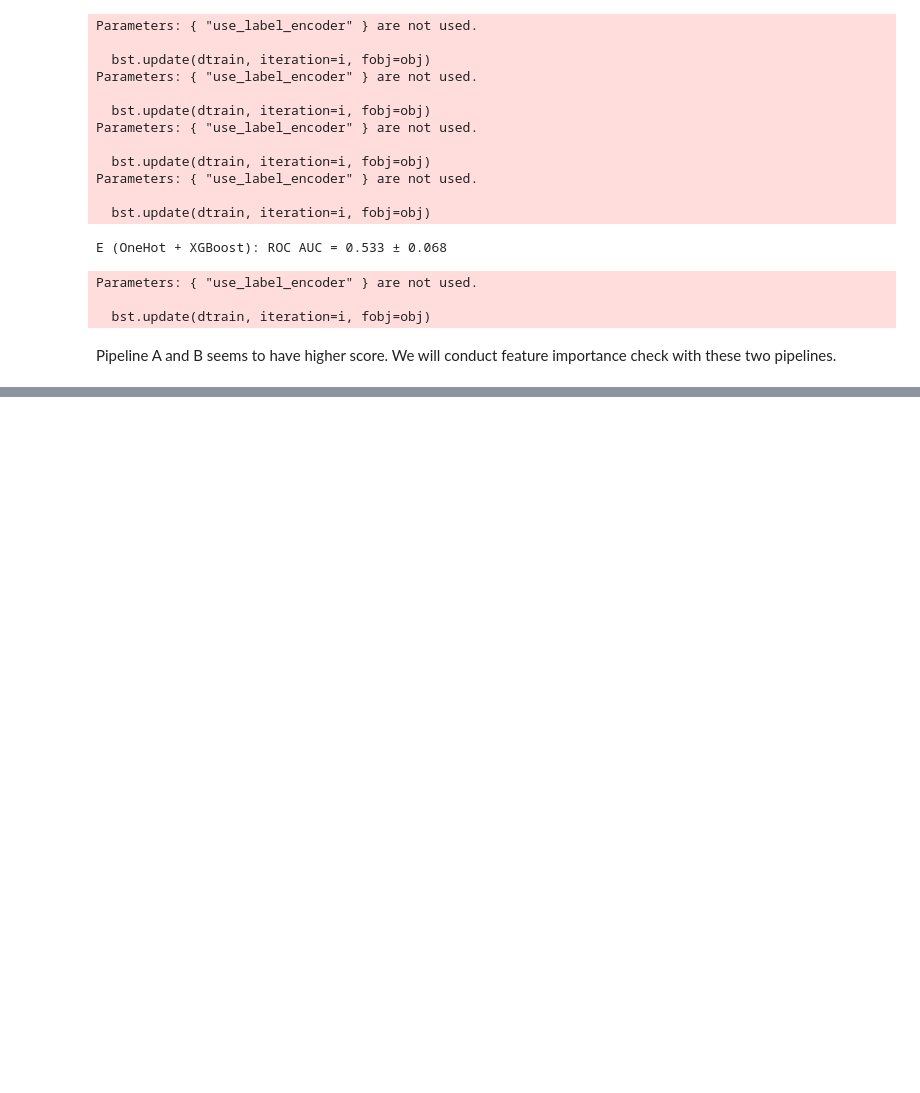
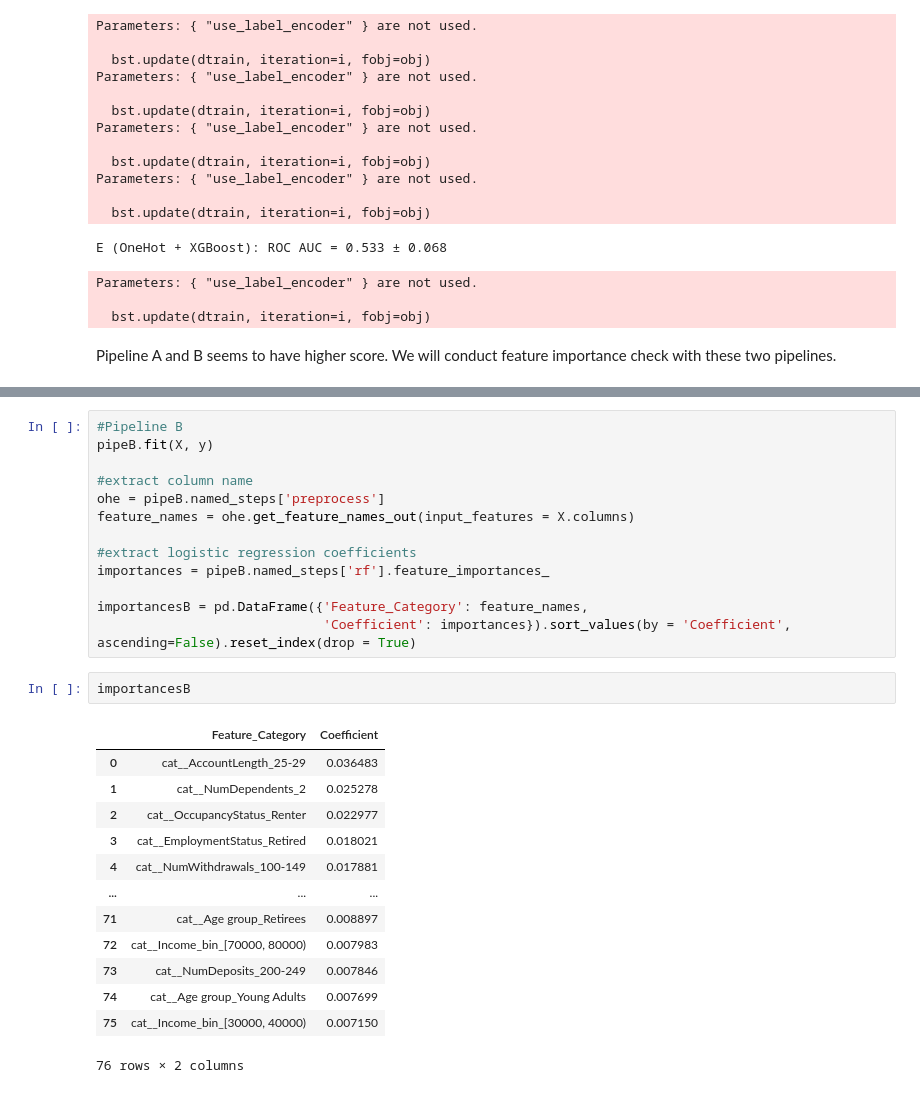
Before and after one commit to valooi/experianlivechallenge, a Jupyter notebook: feature_importances.ipynb, the cells around one changed output, grey strips where cells are left out. Saved outputs shown, nothing was run; the diff lists cells and outputs as text; blank space fills up the shorter version.

```diff
--- a/feature_importances.ipynb
+++ b/feature_importances.ipynb
@@ -189,0 +213,29 @@ feature_names =
+# %%
+#Pipeline B
+pipeB.fit(X, y)
+
+#extract column name
+ohe = pipeB.named_steps['preprocess']
+feature_names = ohe.get_feature_names_out(input_features = X.columns)
+
+#extract logistic regression coefficients
+importances = pipeB.named_steps['rf'].feature_importances_
+
+importancesB = pd.DataFrame({'Feature_Category': feature_names,
+                             'Coefficient': importances}).sort_values(by = 'Coefficient', ascending=False).reset_index(drop = True)
+# %%
+importancesB
+# %% [output]
+|  | Feature_Category | Coefficient |
+| 0 | cat__AccountLength_25-29 | 0.036483 |
+| 1 | cat__NumDependents_2 | 0.025278 |
+| 2 | cat__OccupancyStatus_Renter | 0.022977 |
+| 3 | cat__EmploymentStatus_Retired | 0.018021 |
+| 4 | cat__NumWithdrawals_100-149 | 0.017881 |
+| ... | ... | ... |
+| 71 | cat__Age group_Retirees | 0.008897 |
+| 72 | cat__Income_bin_[70000, 80000) | 0.007983 |
+| 73 | cat__NumDeposits_200-249 | 0.007846 |
+| 74 | cat__Age group_Young Adults | 0.007699 |
+| 75 | cat__Income_bin_[30000, 40000) | 0.007150 |
+76 rows × 2 columns
```
Also changed, not shown: parts of 5 cells of this notebook.
